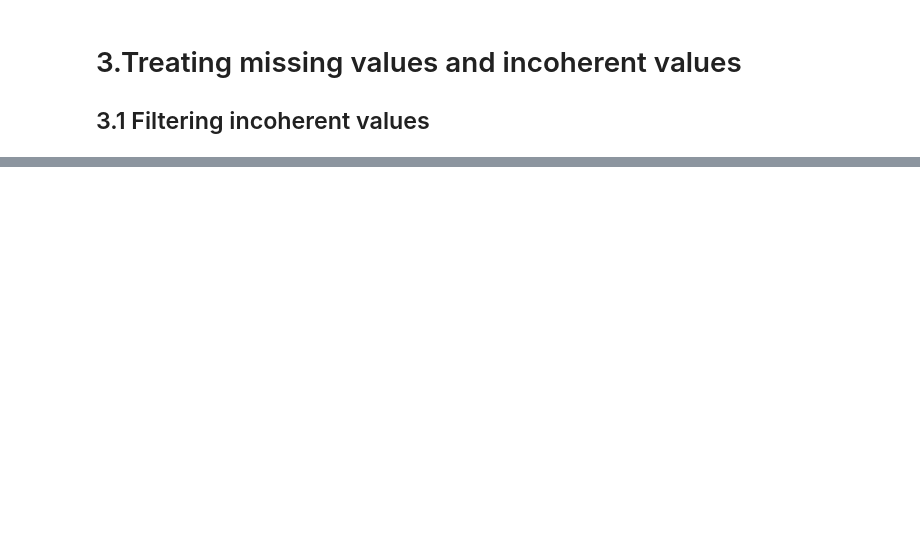
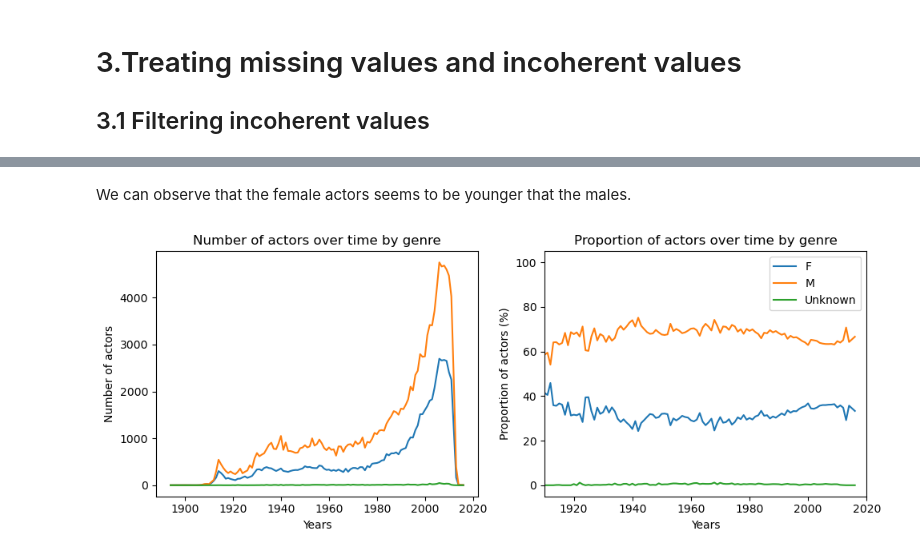
Before and after one commit to epfl-ada/ada-2024-project-ecureuilscosmiques24, a Jupyter notebook: projet_ADA.ipynb, the cells around one changed output, grey strips where cells are left out. Cells and saved outputs as stored; diff of their text form; code cells hidden in the pictures; blank space fills up the shorter version.

```diff
--- a/projet_ADA.ipynb
+++ b/projet_ADA.ipynb
@@ -367,0 +270,25 @@ box_male = sns.boxplot(x=merged_df_dr["Actor_gender"], y=merged_df_dr["Actor_age
+# %% [markdown]
+We can observe that the female actors seems to be younger that the males.
+# %%
+datafirstplot = final_df.groupby(["Movie_release_date","Actor_gender"]).Movie_release_date.count()
+datafirstplot = pd.crosstab(final_df['Movie_release_date'],final_df['Actor_gender'])
+datafirstplot_proportion = datafirstplot.div(datafirstplot.sum(axis=1), axis=0) * 100
+
+fig,(ax1,ax2) = plt.subplots(1, 2, figsize=(10, 4))
+for column in datafirstplot.columns:
+    ax1.plot(datafirstplot.index, datafirstplot[column], label=column)
+    ax2.plot(datafirstplot_proportion.index, datafirstplot_proportion[column], label=column)
+
+ax1.set_xlabel("Years")
+ax1.set_ylabel("Number of actors")
+ax1.set_title("Number of actors over time by genre")
+ax2.set_xlabel("Years")
+ax2.set_xlim(1910, 2020)
+ax2.set_ylabel("Proportion of actors (%)")
+ax2.set_title("Proportion of actors over time by genre")
+
+plt.tight_layout()
+plt.legend()
+plt.show()
+# %% [output]
+[figure, added]
```
Also changed, not shown: parts of 34 cells of this notebook.
